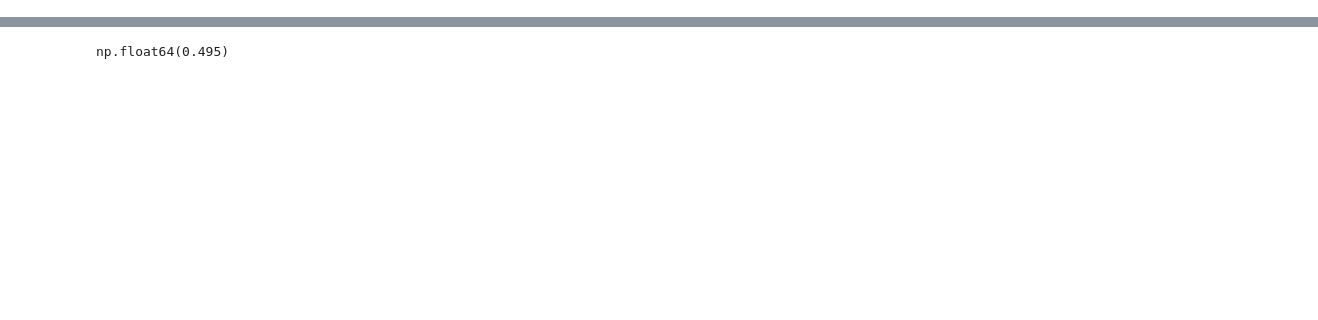
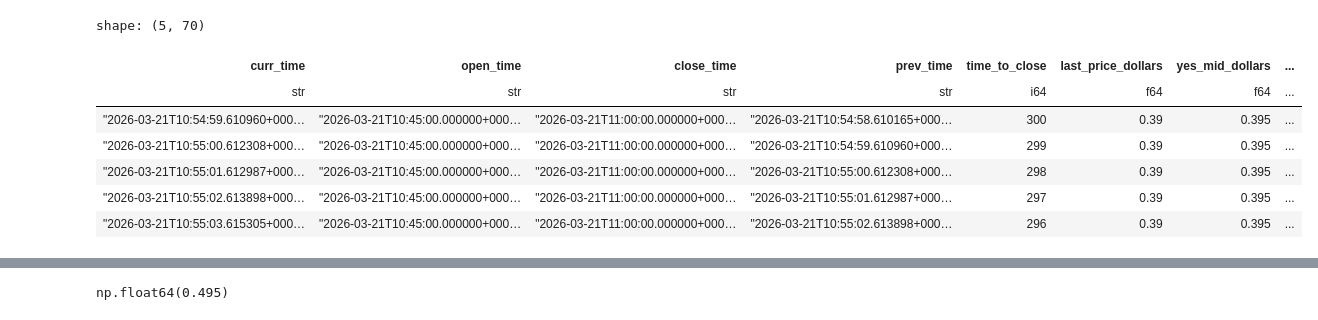
Before and after one commit to erxcshi/crypto_pred_market, a Jupyter notebook: models/log_reg.ipynb, the cells around one changed output, grey strips where cells are left out. Cells and saved outputs as stored; diff of their text form; code cells hidden in the pictures; blank space fills up the shorter version.

```diff
--- a/models/log_reg.ipynb
+++ b/models/log_reg.ipynb
@@ -8,6 +8,17 @@ from sklearn.metrics import accuracy_score, classification_report, confusion_mat
 # %%
 df = pl.scan_csv(r'C:\Users\erics\courses\gradml1\crypto_pred_market\data_gather\final_data\final_data.csv').collect()
 df = df.filter(pl.col('time_to_close').is_between(0,300))
+# %%
+df.head()
+# %% [output]
+shape: (5, 70)
+| curr_time | open_time | close_time | prev_time | time_to_close | last_price_dollars | yes_mid_dollars | ... |
+| str | str | str | str | i64 | f64 | f64 | ... |
+| "2026-03-21T10:54:59.610960+000… | "2026-03-21T10:45:00.000000+000… | "2026-03-21T11:00:00.000000+000… | "2026-03-21T10:54:58.610165+000… | 300 | 0.39 | 0.395 | ... |
+| "2026-03-21T10:55:00.612308+000… | "2026-03-21T10:45:00.000000+000… | "2026-03-21T11:00:00.000000+000… | "2026-03-21T10:54:59.610960+000… | 299 | 0.39 | 0.395 | ... |
+| "2026-03-21T10:55:01.612987+000… | "2026-03-21T10:45:00.000000+000… | "2026-03-21T11:00:00.000000+000… | "2026-03-21T10:55:00.612308+000… | 298 | 0.39 | 0.395 | ... |
+| "2026-03-21T10:55:02.613898+000… | "2026-03-21T10:45:00.000000+000… | "2026-03-21T11:00:00.000000+000… | "2026-03-21T10:55:01.612987+000… | 297 | 0.39 | 0.395 | ... |
+| "2026-03-21T10:55:03.615305+000… | "2026-03-21T10:45:00.000000+000… | "2026-03-21T11:00:00.000000+000… | "2026-03-21T10:55:02.613898+000… | 296 | 0.39 | 0.395 | ... |
 # %%
 df.shape
 # %% [output]
```
Also changed, not shown: parts of 7 cells of this notebook, 2 other files.
